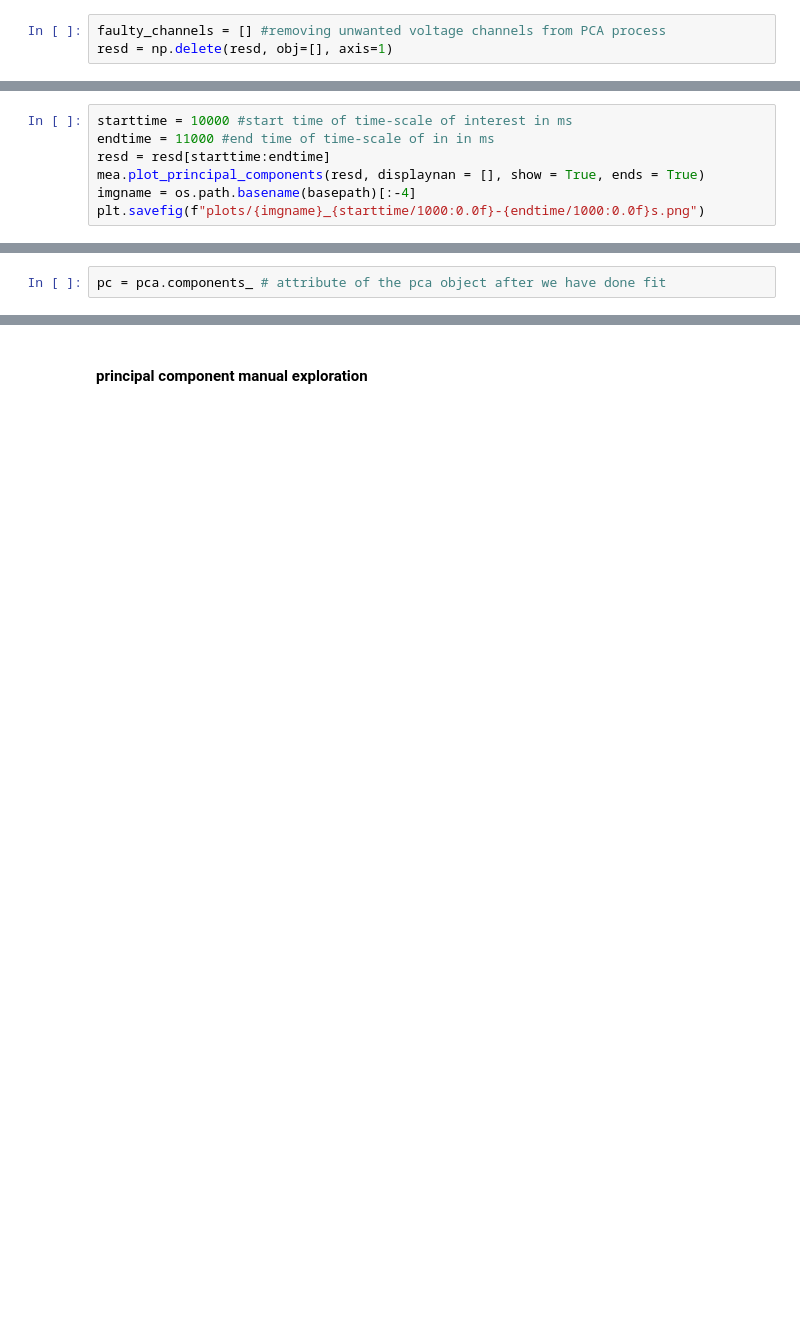
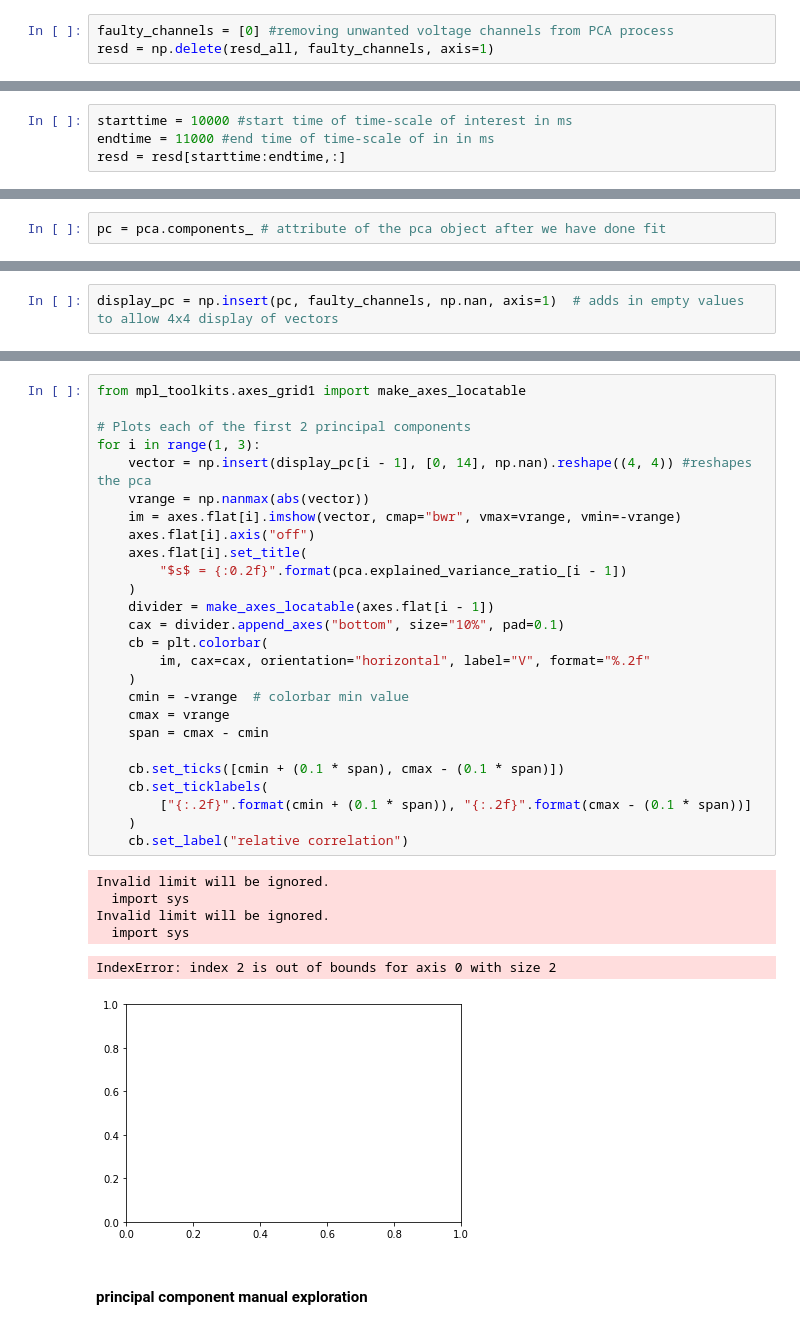
Before and after one commit to leobrowning92/plotting, a Jupyter notebook: example_mea_analysis_new.ipynb, the cells around one changed output, grey strips where cells are left out. Cells and saved outputs as stored; diff of their text form; blank space fills up the shorter version.

Commit message:
simplified open_data module, started to manually explore principal component channel removal

```diff
--- a/example_mea_analysis_new.ipynb
+++ b/example_mea_analysis_new.ipynb
@@ -126,8 +141,8 @@ for m in range(14):
 0.227255
 6.62056
 # %%
-faulty_channels = [] #removing unwanted voltage channels from PCA process
-resd = np.delete(resd, obj=[], axis=1)
+faulty_channels = [0] #removing unwanted voltage channels from PCA process
+resd = np.delete(resd_all, faulty_channels, axis=1)
 # %%
 print(resd.shape)
 print(resd.ndim)
@@ -139,7 +154,4 @@ print(resd.size)
 # %%
 starttime = 10000 #start time of time-scale of interest in ms
 endtime = 11000 #end time of time-scale of in in ms
-resd = resd[starttime:endtime]
-mea.plot_principal_components(resd, displaynan = [], show = True, ends = True)
-imgname = os.path.basename(basepath)[:-4]
-plt.savefig(f"plots/{imgname}_{starttime/1000:0.0f}-{endtime/1000:0.0f}s.png")
+resd = resd[starttime:endtime,:]
@@ -191,0 +211,2 @@ pc.shape # 14 by 14 vector, with rows = components, and columns = number of dime
+# %%
+display_pc = np.insert(pc, faulty_channels, np.nan, axis=1)  # adds in empty values to allow 4x4 display of vectors
@@ -192,3 +226,36 @@ pc.shape # 14 by 14 vector, with rows = components, and columns = number of dime
+# %%
+from mpl_toolkits.axes_grid1 import make_axes_locatable
+
+# Plots each of the first 2 principal components
+for i in range(1, 3):
+    vector = np.insert(display_pc[i - 1], [0, 14], np.nan).reshape((4, 4)) #reshapes the pca
+    vrange = np.nanmax(abs(vector))
+    im = axes.flat[i].imshow(vector, cmap="bwr", vmax=vrange, vmin=-vrange)
+    axes.flat[i].axis("off")
+    axes.flat[i].set_title(
+        "$s$ = {:0.2f}".format(pca.explained_variance_ratio_[i - 1])
+    )
+    divider = make_axes_locatable(axes.flat[i - 1])
+    cax = divider.append_axes("bottom", size="10%", pad=0.1)
+    cb = plt.colorbar(
+        im, cax=cax, orientation="horizontal", label="V", format="%.2f"
+    )
+    cmin = -vrange  # colorbar min value
+    cmax = vrange
+    span = cmax - cmin
+
+    cb.set_ticks([cmin + (0.1 * span), cmax - (0.1 * span)])
+    cb.set_ticklabels(
+        ["{:.2f}".format(cmin + (0.1 * span)), "{:.2f}".format(cmax - (0.1 * span))]
+    )
+    cb.set_label("relative correlation")
+# %% [output]
+Invalid limit will be ignored.
+  import sys
+Invalid limit will be ignored.
+  import sys
+IndexError: index 2 is out of bounds for axis 0 with size 2
+[figure, added]
 # %% [markdown]
 #### principal component manual exploration
 # %%
```
Also changed, not shown: parts of 19 cells of this notebook, 1 other file.
